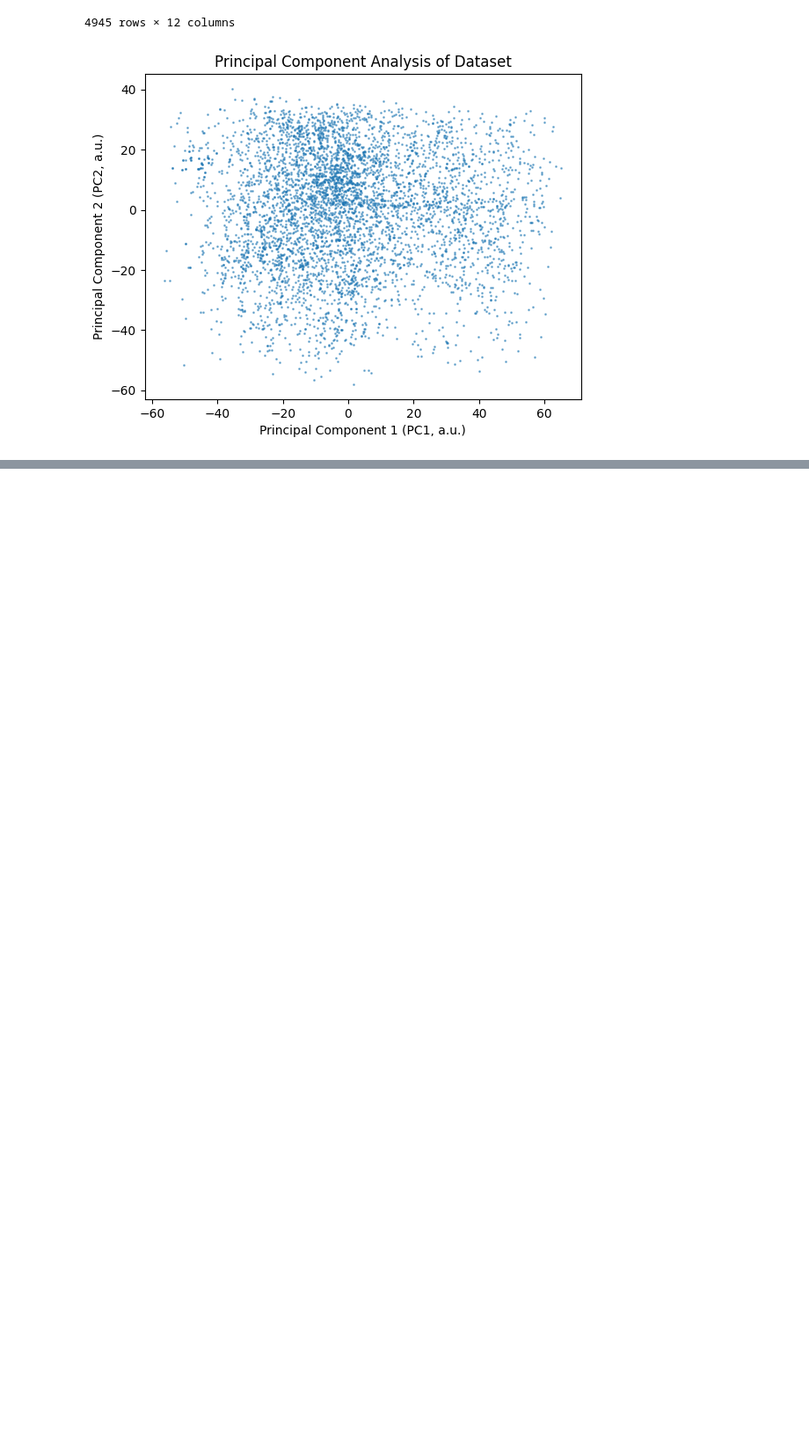
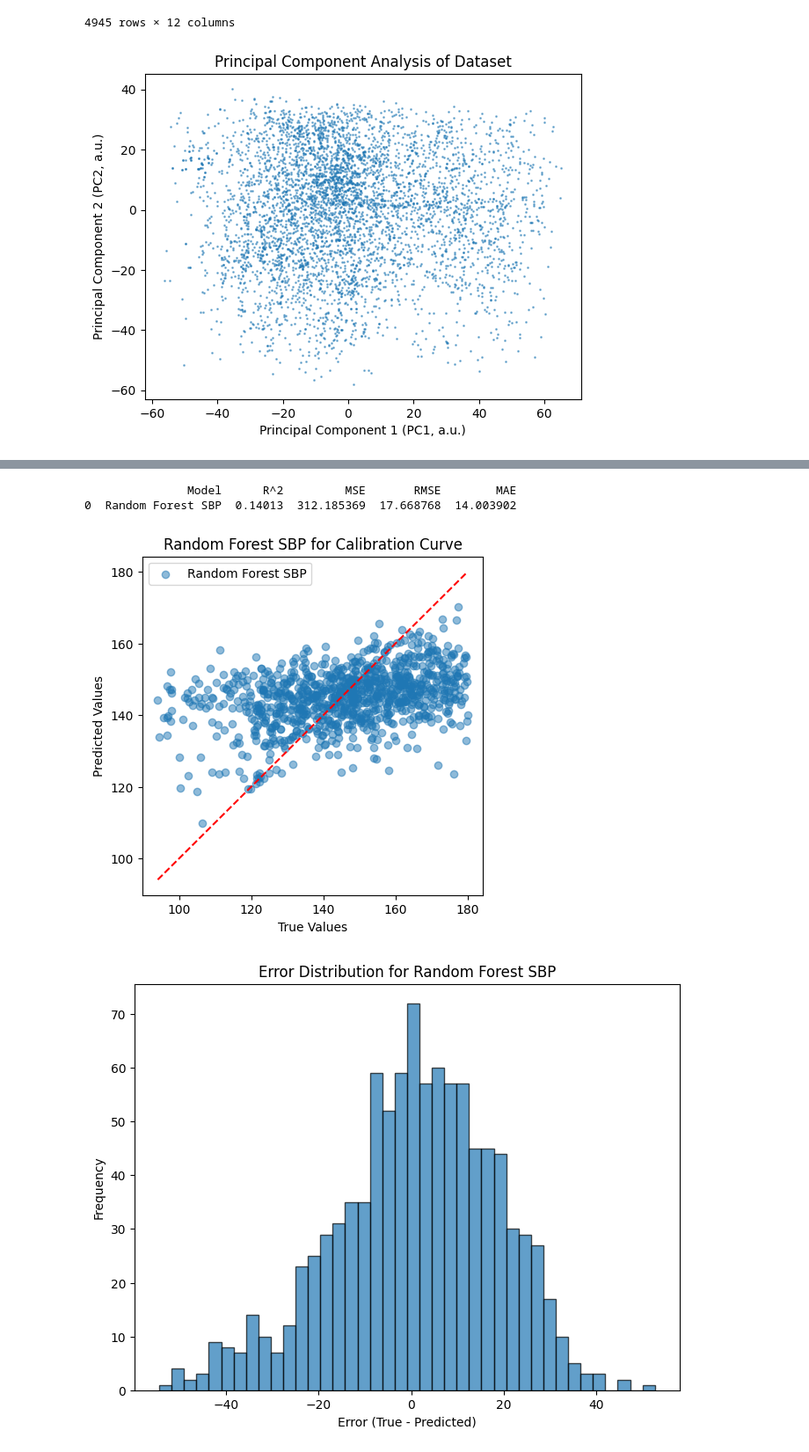
Before and after one commit to AniruthAnanth/CuffLessBloodPressureEstimation, a Jupyter notebook: main.ipynb, the cells around one changed output, grey strips where cells are left out. Shown at 88% size. Saved outputs shown, nothing was run; the diff lists cells and outputs as text; code cells hidden in the pictures; blank space fills up the shorter version.

```diff
--- a/main.ipynb
+++ b/main.ipynb
@@ -38,0 +132,11 @@ plt.close()
+# %%
+# Random Forest for SBP
+rf_sbp = RandomForestRegressor(n_estimators=100, random_state=42)
+rf_sbp.fit(X_train, sbp_train)
+sbp_pred_rf = rf_sbp.predict(X_test)
+evaluate_regression(sbp_test, sbp_pred_rf, label="Random Forest SBP")
+# %% [output]
+               Model      R^2         MSE       RMSE        MAE
+0  Random Forest SBP  0.14013  312.185369  17.668768  14.003902
+[figure, added]
+[figure, added]
```
Also changed, not shown: parts of 14 cells of this notebook.
